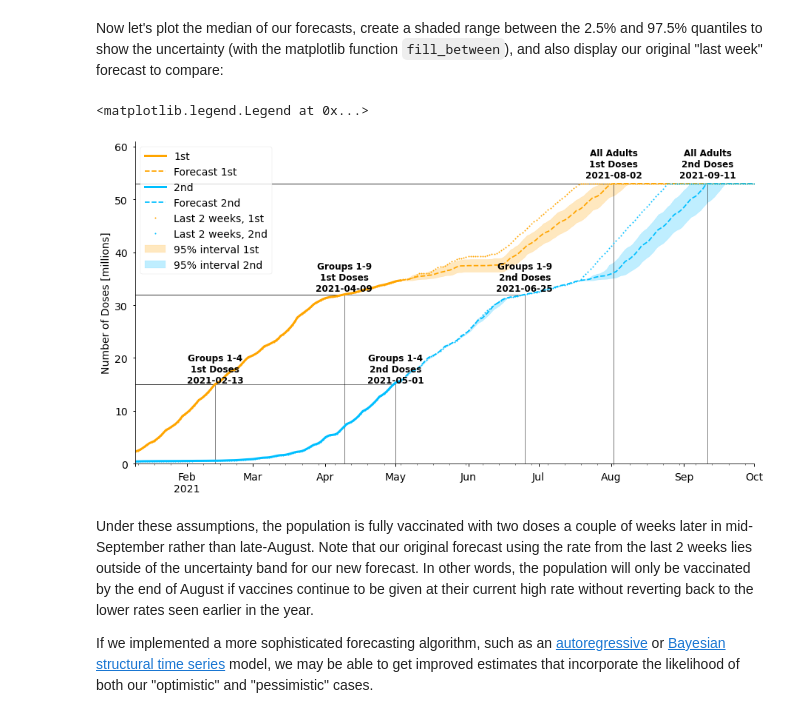
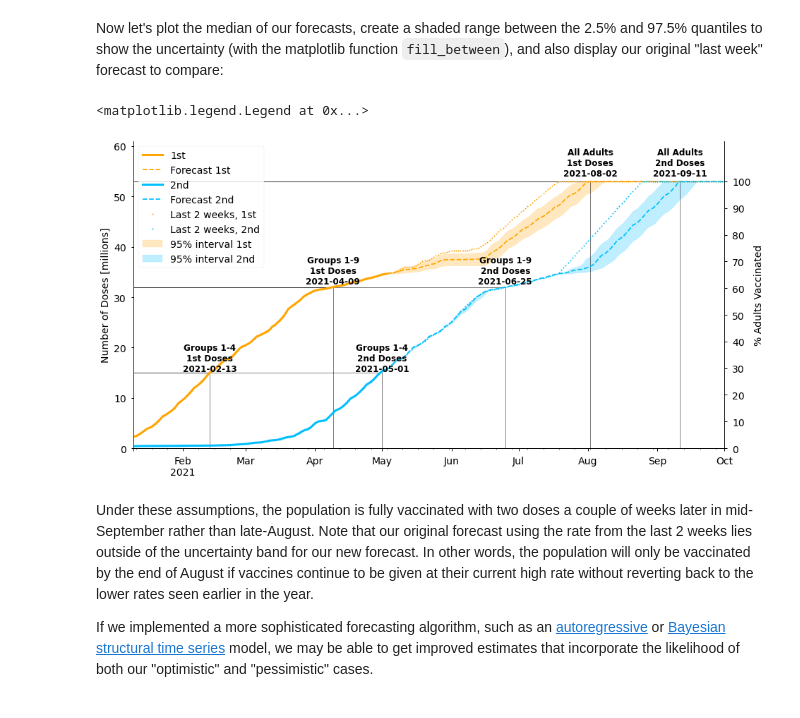
Before and after one commit to alan-turing-institute/TuringDataStories, a Jupyter notebook: stories/covid-vax/covid_vax.ipynb, the cells around one changed output. Drawn from its saved outputs; the diff is of its cells as text; code cells hidden in the pictures.

Commit message:
add secondary y-axis showing % of people vaccinated

```diff
--- a/stories/covid-vax/covid_vax.ipynb
+++ b/stories/covid-vax/covid_vax.ipynb
@@ -266,8 +266,8 @@ The `annotate_group_completions` function below can then be used to add horizont
 # %%
 def annotate_group_completions(df, column, ax, text_offset=1.02, tol=1e-7):
     """
-    Add text labels and lines indicating the date population
-    sub-groups were vaccinated.
+    Add text labels and lines indicating the dates the number of people
+    vaccinated exceded the population of priority sub-groups.
     df - vaccination data frame
     column - column to add labels for, either cumFirst or cumSecond
     ax - matplotlib axix to add labels to
@@ -291,6 +291,9 @@ def annotate_group_completions(df, column, ax, text_offset=1.02, tol=1e-7):
                 size=12,
                 fontweight="bold",
             )
+            # extend x-axis if text label is near the end of the axis
+            if df.index.max() - complete_date < timedelta(days=7):
+                ax.set_xlim(df.index.min(), complete_date + timedelta(days=7))
 # %% [markdown]
 Now we are almost there! The `plot_cumulative_doses` function below uses the two previous functions to construct a figure for the cumulative total of first and second doses:
 # %%
@@ -303,10 +306,7 @@ def plot_cumulative_doses(
     Optionally distinguish actual data and forecasted data. Data
     after forecast_date will be displayed with a dashed line.
     """
-    # figure properties
     fig, ax = plt.subplots(1, 1, figsize=figsize)
-    ax.spines["right"].set_visible(False)  # remove border lines
-    ax.spines["top"].set_visible(False)
 
     for col in ["cumFirst", "cumSecond"]:
         plot_column(
@@ -318,12 +318,28 @@ def plot_cumulative_doses(
         )
         annotate_group_completions(df, col, ax)
 
-    ax.set_ylim(0, df["cumFirst"].max() * 1.15)
+    # set axis limits, titles and legend
+    ymin = 0
+    ymax = df["cumFirst"].max() * 1.15
+    ax.spines['top'].set_visible(False)
+    ax.set_ylim(ymin, ymax)
     ax.set_ylabel("Number of Doses [millions]")
     ax.set_xlabel("")
-    ax.legend(loc="center left", bbox_to_anchor=(1, 0.75))
+    ax.legend(loc="upper left")
     if title is not None:
         ax.set_title(title, fontsize=18)
+
+    # add a secondary y-axis showing the % of the population  vaccinated
+    right_ax = ax.twinx()
+    right_ax.spines['top'].set_visible(False)
+    uk_pop = priority_totals["All Adults"]
+    y_perc_min = 100 * ymin / uk_pop
+    y_perc_max = 100 * ymax / uk_pop
+    right_ax.set_ylim(y_perc_min, y_perc_max)
+    right_ax.set_yticks(range(int(y_perc_min), min(int(y_perc_max), 110), 10))
+    right_ax.set_ylabel("% Adults Vaccinated")
+
+    return ax
 # %% [markdown]
 The following figure shows the history of the total number of people vaccinated with first and second doses, and the dates when priority groups were vaccinated:
 # %%
@@ -696,43 +714,44 @@ for i, col in enumerate(["cumFirst", "cumSecond"]):
 # %% [markdown]
 Now let's plot the median of our forecasts, create a shaded range between the 2.5% and 97.5% quantiles to show the uncertainty (with the matplotlib function `fill_between`), and also display our original "last week" forecast to compare:
 # %%
-plot_cumulative_doses(
+ax = plot_cumulative_doses(
     pd.DataFrame(
         {
             "cumFirst": q_forecasts["cumFirst"].loc[0.5],
             "cumSecond": q_forecasts["cumSecond"].loc[0.5],
         }
     ),
     forecast_date=last_data,
     figsize=(15, 8),
 )
 
 q_start = 0.025
 q_end = 0.975
 alpha = 0.25
 for col in ["cumFirst", "cumSecond"]:
     # add shaded region between q_start and q_end quantiles
-    plt.fill_between(
+    ax.fill_between(
         q_forecasts[col].loc[q_start].index,
         q_forecasts[col].loc[q_start],
         q_forecasts[col].loc[q_end],
         color=col_format[col]["color"],
         alpha=alpha,
         label=f"95% interval {col_format[col]['label']}",
     )
     # also show previous (last week average) forecast, to compare
     df_forecast[col].plot(
         linestyle="None",
         marker=".",
         markersize=4,
         color=col_format[col]["color"],
         label=f"Last 2 weeks, {col_format[col]['label']}",
+        ax=ax,
     )
 
-plt.legend()
+ax.legend()
 # %% [output]
 <matplotlib.legend.Legend at 0x...>
-[figure, old version]
+[figure, new version]
 # %% [markdown]
 Under these assumptions, the population is fully vaccinated with two doses a couple of weeks later in mid-September rather than late-August. Note that our original forecast using the rate from the last 2 weeks lies outside of the uncertainty band for our new forecast. In other words, the population will only be vaccinated by the end of August if vaccines continue to be given at their current high rate without reverting back to the lower rates seen earlier in the year.
 
```
Also changed, not shown: parts of 11 cells of this notebook.
